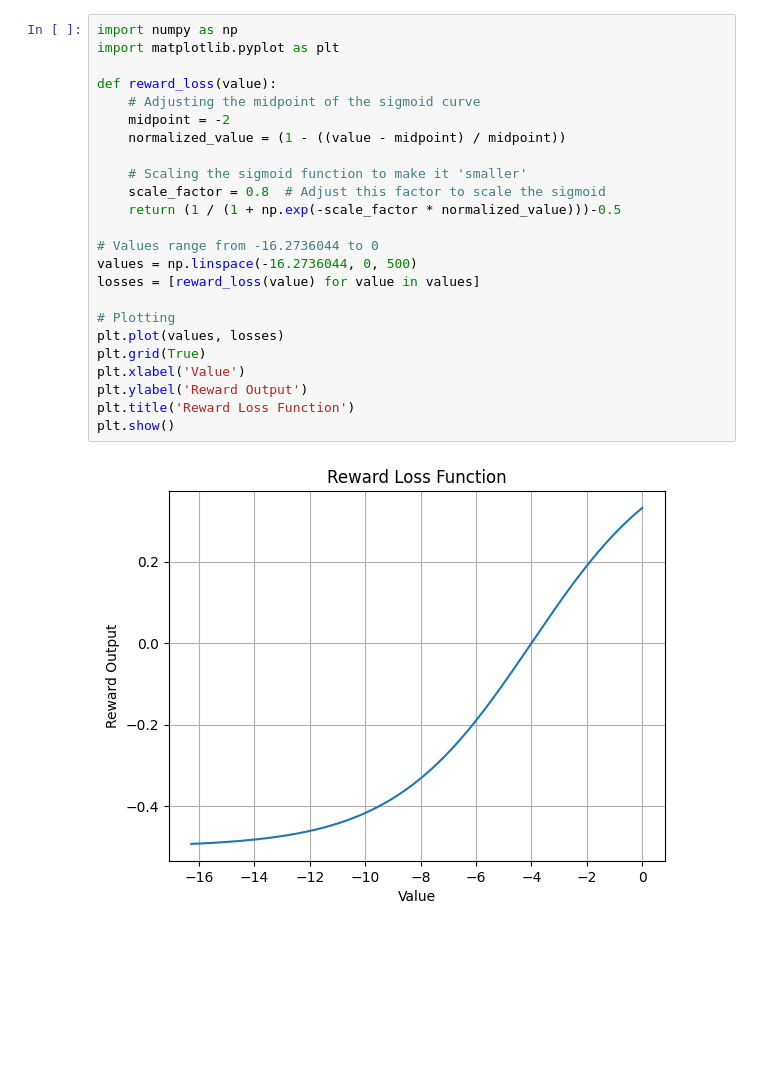
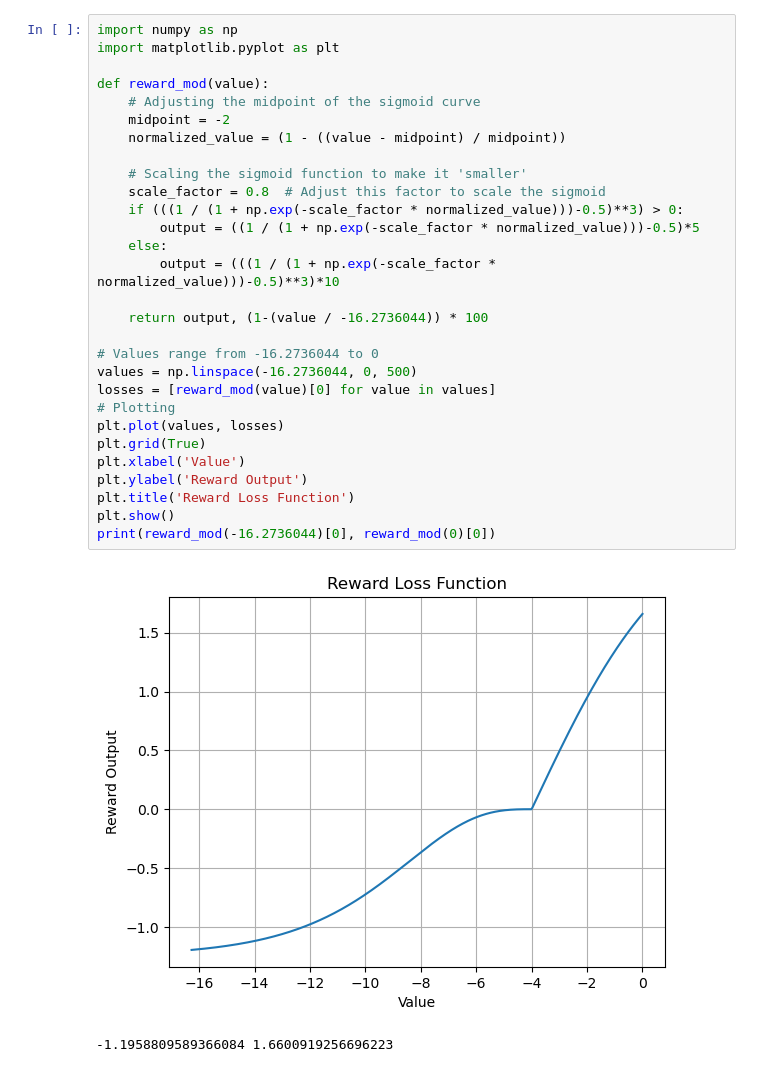
Before and after one commit to zacharylyj/Gymnasium_Pendulum_v1, a Jupyter notebook: DQN/DQN.ipynb, the cells around one changed output. Drawn from its saved outputs; the diff is of its cells as text; blank space fills up the shorter version.

```diff
--- a/DQN/DQN.ipynb
+++ b/DQN/DQN.ipynb
@@ -33,29 +40,35 @@ plt.show()
 # %%
 import numpy as np
 import matplotlib.pyplot as plt
 
-def reward_loss(value):
+def reward_mod(value):
     # Adjusting the midpoint of the sigmoid curve
     midpoint = -2
     normalized_value = (1 - ((value - midpoint) / midpoint))
 
     # Scaling the sigmoid function to make it 'smaller'
     scale_factor = 0.8  # Adjust this factor to scale the sigmoid
-    return (1 / (1 + np.exp(-scale_factor * normalized_value)))-0.5
+    if (((1 / (1 + np.exp(-scale_factor * normalized_value)))-0.5)**3) > 0:
+        output = ((1 / (1 + np.exp(-scale_factor * normalized_value)))-0.5)*5
+    else:
+        output = (((1 / (1 + np.exp(-scale_factor * normalized_value)))-0.5)**3)*10
+
+    return output, (1-(value / -16.2736044)) * 100
 
 # Values range from -16.2736044 to 0
 values = np.linspace(-16.2736044, 0, 500)
-losses = [reward_loss(value) for value in values]
-
+losses = [reward_mod(value)[0] for value in values]
 # Plotting
 plt.plot(values, losses)
 plt.grid(True)
 plt.xlabel('Value')
 plt.ylabel('Reward Output')
 plt.title('Reward Loss Function')
 plt.show()
+print(reward_mod(-16.2736044)[0], reward_mod(0)[0])
 # %% [output]
-[figure, old version]
+[figure, new version]
+-1.1958809589366084 1.6600919256696223
 # %%
 import numpy as np
 import tensorflow as tf
```
Also changed, not shown: parts of 4 cells of this notebook, 5 other files.
